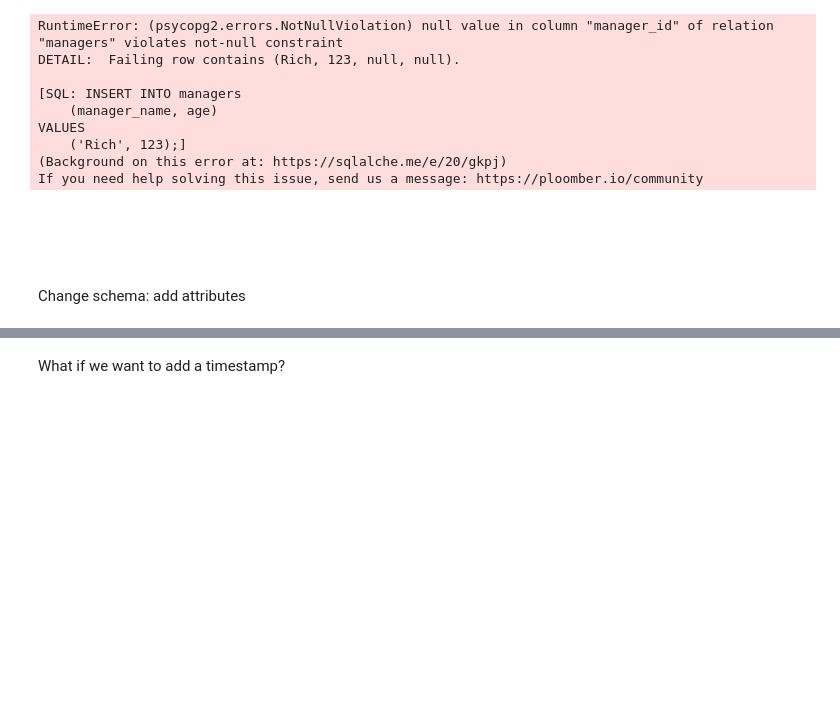
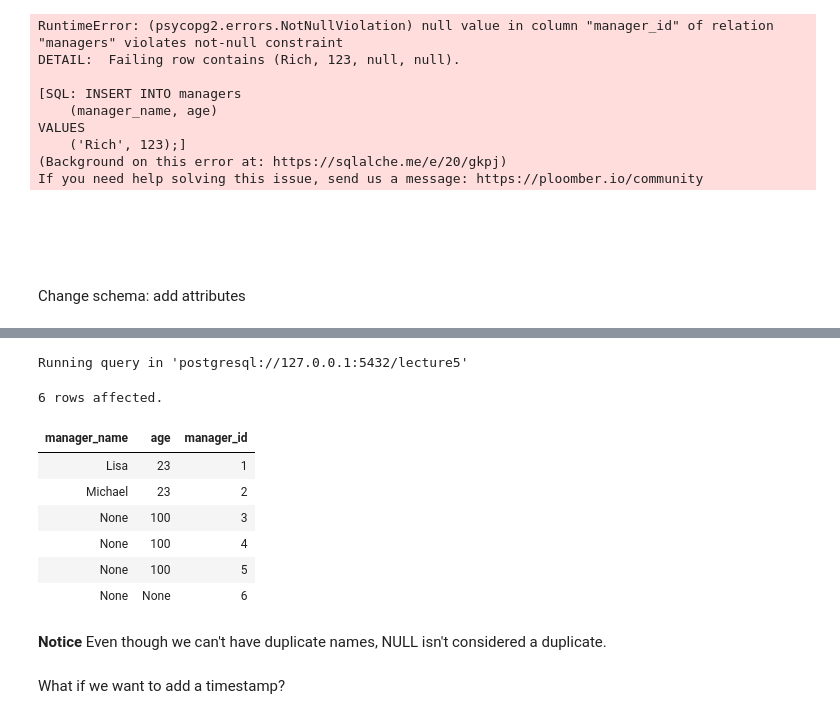
Before and after one commit to cal-data-eng/fa24-materials, a Jupyter notebook: lec/lec05/lec05.ipynb, the cells around one changed output, grey strips where cells are left out. Cells and saved outputs as stored; diff of their text form; code cells hidden in the pictures; blank space fills up the shorter version.

```diff
--- a/lec/lec05/lec05.ipynb
+++ b/lec/lec05/lec05.ipynb
@@ -111,3 +195,18 @@ Running query in 'postgresql://127.0.0.1:5432/lecture5'
+# %%
+%%sql
+SELECT * FROM managers;
+# %% [output]
+Running query in 'postgresql://127.0.0.1:5432/lecture5'
+6 rows affected.
+| manager_name | age | manager_id |
+| Lisa | 23 | 1 |
+| Michael | 23 | 2 |
+| None | 100 | 3 |
+| None | 100 | 4 |
+| None | 100 | 5 |
+| None | None | 6 |
+# %% [markdown]
+**Notice** Even though we can't have duplicate names, NULL isn't considered a duplicate.
 # %% [markdown]
 What if we want to add a timestamp?
 # %%
```
Also changed, not shown: parts of 15 cells of this notebook.
